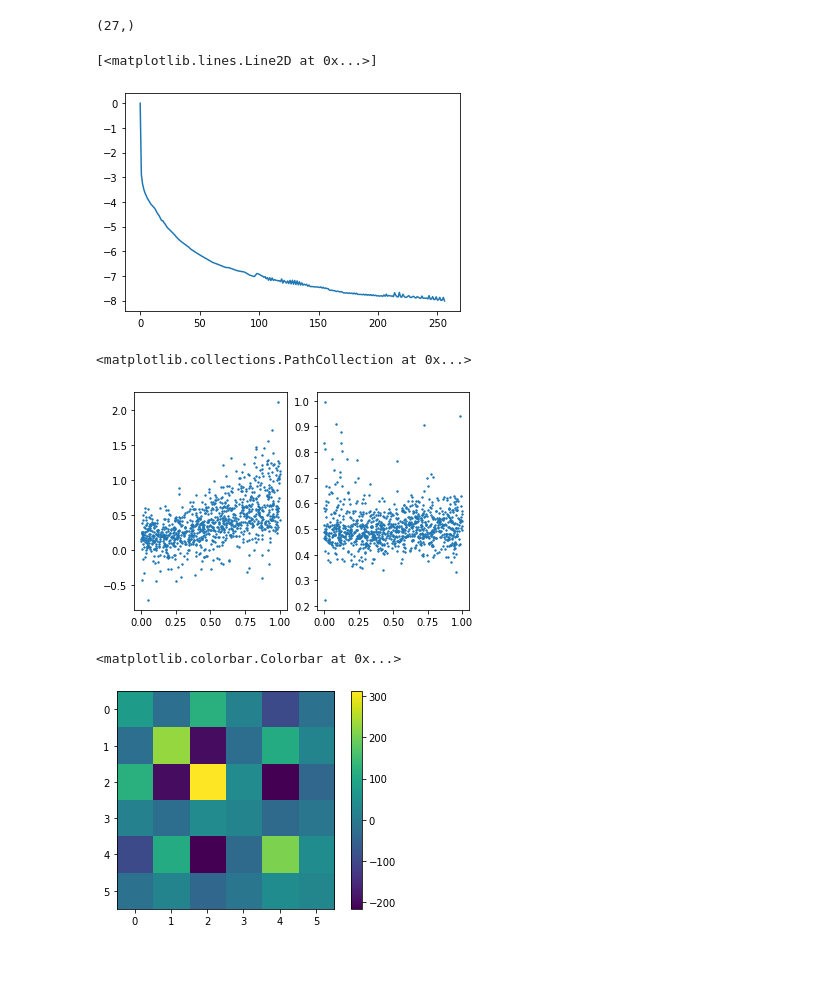
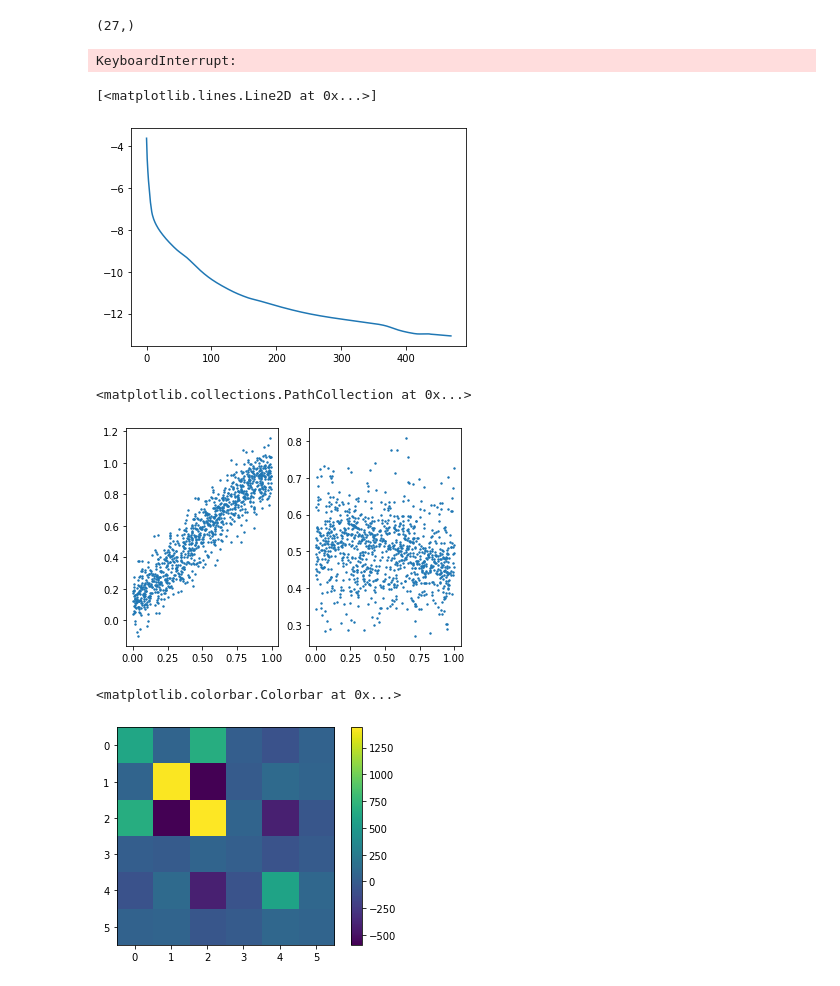
Before and after one commit to tlmakinen/fishnets_for_degenerates, a Jupyter notebook: pk_cmb.ipynb, the cells around one changed output. Saved outputs shown, nothing was run; the diff lists cells and outputs as text; code cells hidden in the pictures.

```diff
--- a/pk_cmb.ipynb
+++ b/pk_cmb.ipynb
@@ -56,7 +56,7 @@ pwd
 # %%
 data = np.load('camb_TT_secret_params.npy')
 theta_ = data[:, :6]
-data = data[:, 6:][:, ::4] # take every fourth bin (for now)
+data = jnp.arcsinh(data)[:, 6:][:, ::4] # take every fourth bin (for now)
 # %%
 data.shape
 # %% [output]
@@ -115,7 +115,7 @@ losses = []
 # %%
 from tqdm import tqdm
 batch_size = 100
-epochs = 100
+epochs = 300
 
 key = jax.random.PRNGKey(99)
 
@@ -141,11 +141,13 @@ for j in pbar:
   losses.append(loss_val)
   #val_losses.append(val_loss)
   pbar.set_description('epoch loss %d: %.4f'%(j, loss_val))
+# %% [output]
+KeyboardInterrupt:
 # %%
 plt.plot(losses)
 # %% [output]
 [<matplotlib.lines.Line2D at 0x...>]
-[figure, old version]
+[figure, new version]
 # %%
 def get_mle_F(x):
     outputs = model.apply(w, x)
@@ -165,10 +167,10 @@ plt.subplot(122)
 plt.scatter(theta_[-1000:, 1], mle_pred[:, 3], s=2)
 # %% [output]
 <matplotlib.collections.PathCollection at 0x...>
-[figure, old version]
+[figure, new version]
 # %%
-plt.imshow(F_pred[100])
+plt.imshow(F_pred.mean(0))
 plt.colorbar()
 # %% [output]
 <matplotlib.colorbar.Colorbar at 0x...>
-[figure, old version]
+[figure, new version]
```
Also changed, not shown: parts of 1 cell of this notebook.
